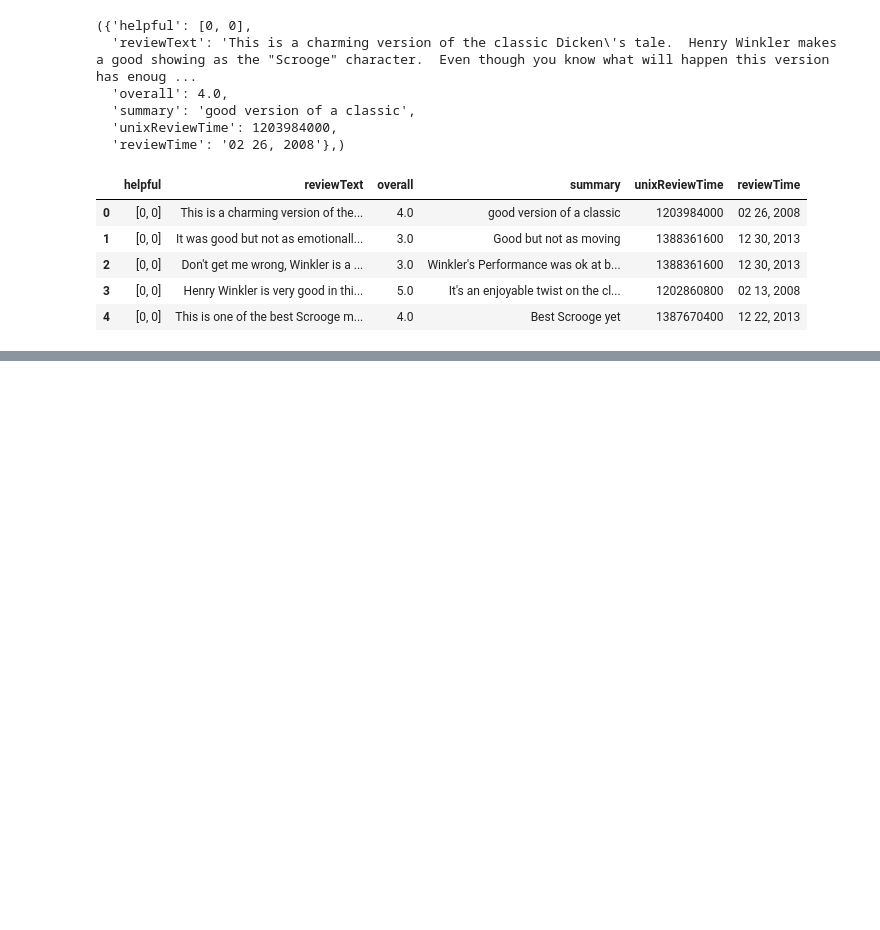
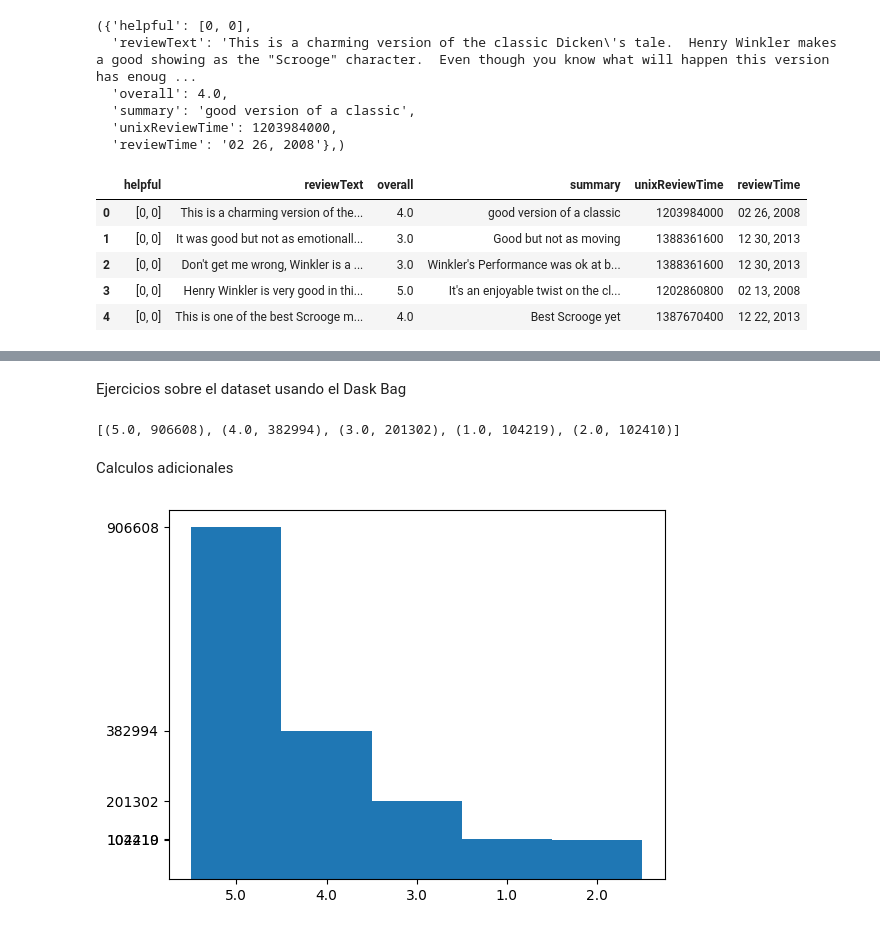
Before and after one commit to frenzydf/myBigDataTools, a Jupyter notebook: ditributed-computing.ipynb, the cells around one changed output, grey strips where cells are left out. Cells and saved outputs as stored; diff of their text form; code cells hidden in the pictures; blank space fills up the shorter version.

Commit message:
update working with dask2

```diff
--- a/ditributed-computing.ipynb
+++ b/ditributed-computing.ipynb
@@ -193,0 +223,7 @@ ddf_video.head(5)
+# %% [markdown]
+Ejercicios sobre el dataset usando el Dask Bag
+# %%
+bag_video_frecuencias = bag_video_dataset.map(lambda d: d['overall']).frequencies(sort=True).compute()
+bag_video_frecuencias
+# %% [output]
+[(5.0, 906608), (4.0, 382994), (3.0, 201302), (1.0, 104219), (2.0, 102410)]
@@ -193,0 +233,17 @@ ddf_video.head(5)
+# %% [markdown]
+Calculos adicionales
+# %%
+#Plotting
+def plot_hist(list):
+    xax, yax = zip(*list)
+    xs = np.arange(len(xax))
+    width = 1
+    plt.bar(xs, yax, width, align='center')
+    plt.xticks(xs, xax) #Replace default x-ticks with xs, then replace xs with labels
+    plt.yticks(yax)
+    #graph = plt.savefig('histogram.png')
+    return plt
+# %%
+ax1= plot_hist(bag_video_frecuencias)
+# %% [output]
+[figure, added]
```
Also changed, not shown: parts of 20 cells of this notebook.
